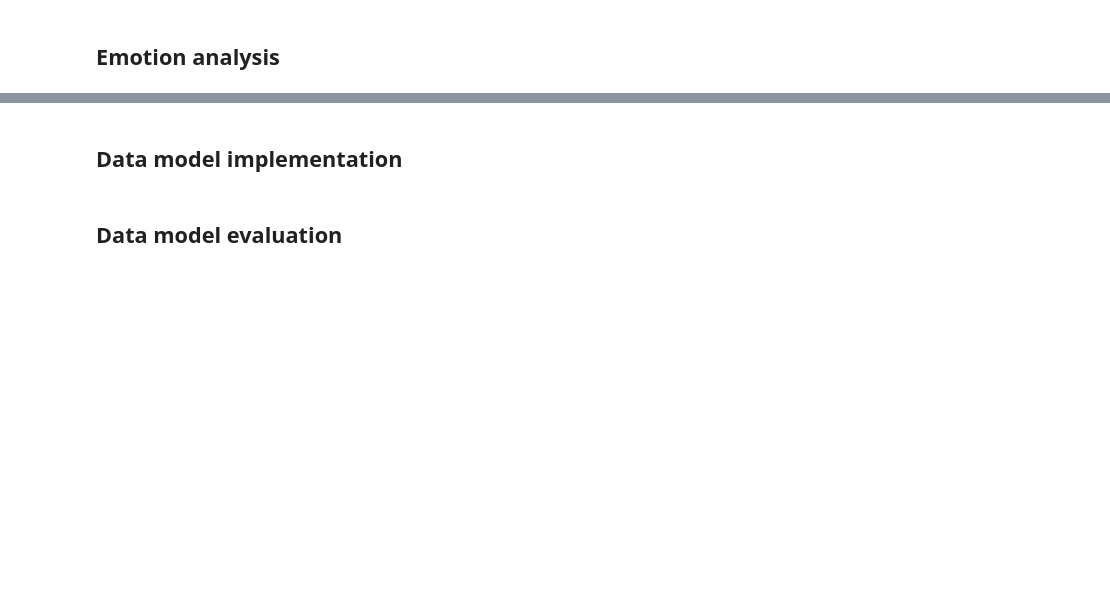
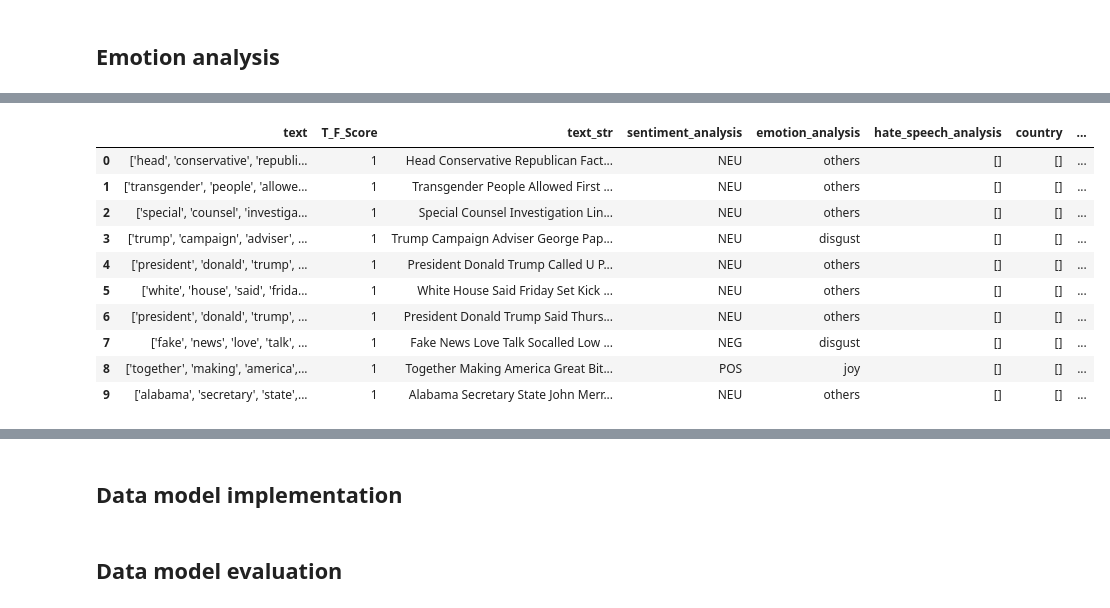
Before and after one commit to vnmrsharma/factnatic, a Jupyter notebook: Canis_hackathon_notebook_lite.ipynb, the cells around one changed output, grey strips where cells are left out. Saved outputs shown, nothing was run; the diff lists cells and outputs as text; code cells hidden in the pictures; blank space fills up the shorter version.

```diff
--- a/Canis_hackathon_notebook_lite.ipynb
+++ b/Canis_hackathon_notebook_lite.ipynb
@@ -219,0 +230,41 @@ display(combined_df)
+# %%
+# def get_country(text_list):
+
+#   places = GeoText(raw)
+#   cities = list(places.cities)
+#   country_name_to_check_list =  [str(country.name).lower() for country in pycountry.countries]
+
+#   list_for_search = country_name_to_check_list.append(cities)
+#   # print(country_name_to_check_list)
+
+#   for word in text_list:
+
+#     word = str(word).lower()
+
+#     if word in list_for_search:
+#       return word
+
+#   return None
+
+def get_country_new(text_list):
+
+  places = GeoText(text_list)
+  countries = list(places.countries)
+  return countries
+
+def get_cities_new(text_list):
+
+  places = GeoText(text_list)
+  cities = list(places.cities)
+  return cities
+
+def get_country_mentions_new(text_list):
+  country_mentions = GeoText(text_list).country_mentions
+  return dict(country_mentions)
+
+def get_cities_mentions_new(text_list):
+  cities_mentions = GeoText(text_list).cities_mentions
+  return cities_mentions
+# %%
+combined_df["country"] = combined_df["text_str"].apply(lambda x: get_country_new(x))
+display(combined_df)
@@ -219,0 +283,15 @@ display(combined_df)
+# %%
+combined_df["city"] = combined_df["text_str"].apply(lambda x: get_cities_new(x))
+display(combined_df)
+# %% [output]
+|  | text | T_F_Score | text_str | sentiment_analysis | emotion_analysis | hate_speech_analysis | country | ... |
+| 0 | ['head', 'conservative', 'republi... | 1 | Head Conservative Republican Fact... | NEU | others | [] | [] | ... |
+| 1 | ['transgender', 'people', 'allowe... | 1 | Transgender People Allowed First ... | NEU | others | [] | [] | ... |
+| 2 | ['special', 'counsel', 'investiga... | 1 | Special Counsel Investigation Lin... | NEU | others | [] | [] | ... |
+| 3 | ['trump', 'campaign', 'adviser', ... | 1 | Trump Campaign Adviser George Pap... | NEU | disgust | [] | [] | ... |
+| 4 | ['president', 'donald', 'trump', ... | 1 | President Donald Trump Called U P... | NEU | others | [] | [] | ... |
+| 5 | ['white', 'house', 'said', 'frida... | 1 | White House Said Friday Set Kick ... | NEU | others | [] | [] | ... |
+| 6 | ['president', 'donald', 'trump', ... | 1 | President Donald Trump Said Thurs... | NEU | others | [] | [] | ... |
+| 7 | ['fake', 'news', 'love', 'talk', ... | 1 | Fake News Love Talk Socalled Low ... | NEG | disgust | [] | [] | ... |
+| 8 | ['together', 'making', 'america',... | 1 | Together Making America Great Bit... | POS | joy | [] | [] | ... |
+| 9 | ['alabama', 'secretary', 'state',... | 1 | Alabama Secretary State John Merr... | NEU | others | [] | [] | ... |
```
Also changed, not shown: parts of 34 cells of this notebook.
